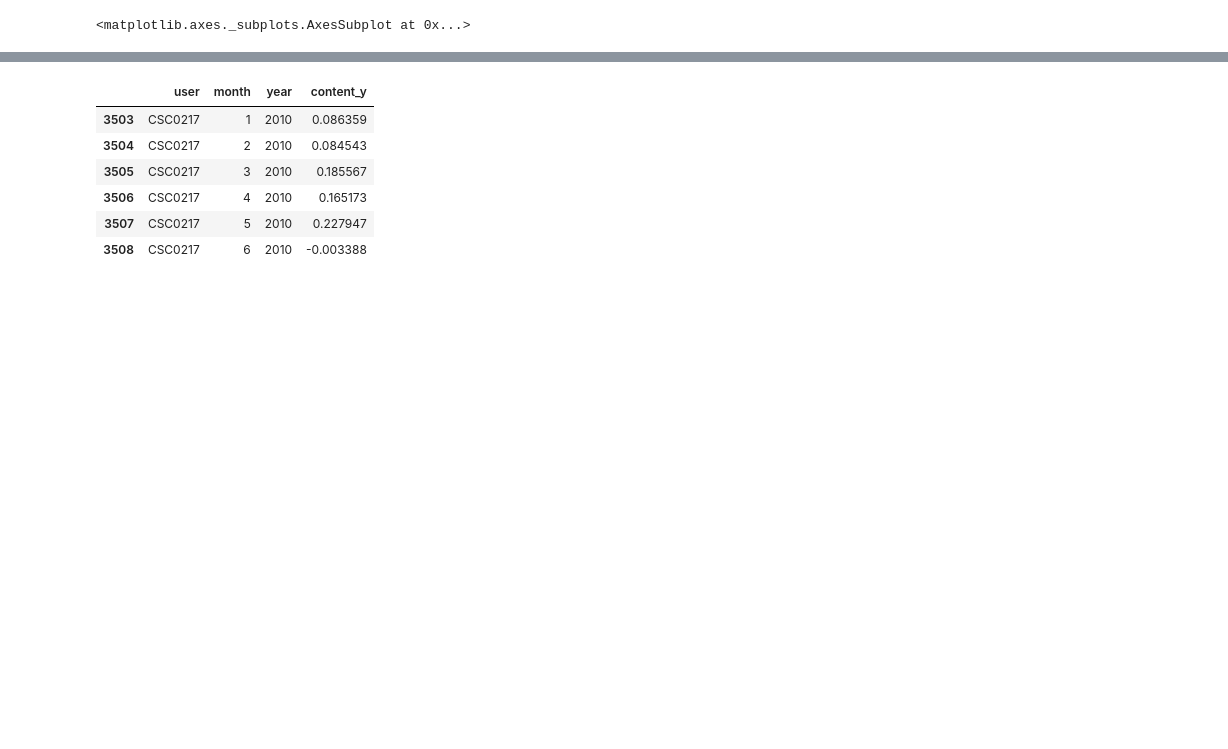
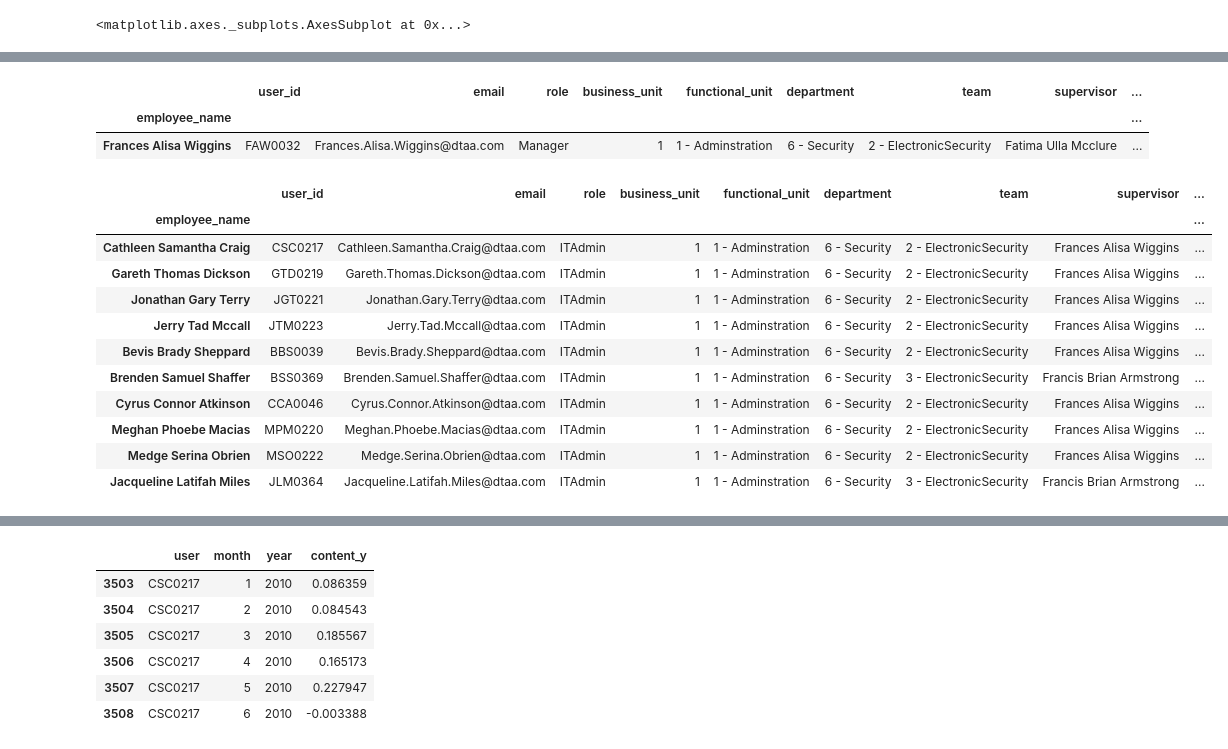
Before and after one commit to TalhaGhaffar/Data-Analytics, a Jupyter notebook: Email_Sentiment_Analysis-Copy1.ipynb, the cells around one changed output, grey strips where cells are left out. Cells and saved outputs as stored; diff of their text form; code cells hidden in the pictures; blank space fills up the shorter version.

```diff
--- a/Email_Sentiment_Analysis-Copy1.ipynb
+++ b/Email_Sentiment_Analysis-Copy1.ipynb
@@ -383,6 +421,8 @@ email_data[email_data['content_x'].str.contains("fuck","company")]['content_x']
 2629641                                                                                                                                                  if kraft columbia just vegas series york cyrus  ...
 2629740                                                                                                area now white epic matching weeks creating man leave man writers concept temporarily club attack ...
 Name: content_x, Length: 2492, dtype: object
+# %%
+pd.set_option('display.max_colwidth',1000)
 # %%
 email_data[email_data.index==1855474]
 # %% [output]
@@ -448,0 +515,23 @@ email_data[email_data.index==930521]['content_x']
+# %%
+it_left=emp[emp.user_id.isin(email_data[email_data.content_x.str.contains('i work holidays')]['user'].unique())]
+# %%
+emp[emp.index=='Frances Alisa Wiggins']
+# %% [output]
+|  | user_id | email | role | business_unit | functional_unit | department | team | supervisor | ... |
+| employee_name |  |  |  |  |  |  |  |  | ... |
+| Frances Alisa Wiggins | FAW0032 | Frances.Alisa.Wiggins@dtaa.com | Manager | 1 | 1 - Adminstration | 6 - Security | 2 - ElectronicSecurity | Fatima Ulla Mcclure | ... |
+# %%
+it_left.sort_values(by='last_logon_date')
+# %% [output]
+|  | user_id | email | role | business_unit | functional_unit | department | team | supervisor | ... |
+| employee_name |  |  |  |  |  |  |  |  | ... |
+| Cathleen Samantha Craig | CSC0217 | Cathleen.Samantha.Craig@dtaa.com | ITAdmin | 1 | 1 - Adminstration | 6 - Security | 2 - ElectronicSecurity | Frances Alisa Wiggins | ... |
+| Gareth Thomas Dickson | GTD0219 | Gareth.Thomas.Dickson@dtaa.com | ITAdmin | 1 | 1 - Adminstration | 6 - Security | 2 - ElectronicSecurity | Frances Alisa Wiggins | ... |
+| Jonathan Gary Terry | JGT0221 | Jonathan.Gary.Terry@dtaa.com | ITAdmin | 1 | 1 - Adminstration | 6 - Security | 2 - ElectronicSecurity | Frances Alisa Wiggins | ... |
+| Jerry Tad Mccall | JTM0223 | Jerry.Tad.Mccall@dtaa.com | ITAdmin | 1 | 1 - Adminstration | 6 - Security | 2 - ElectronicSecurity | Frances Alisa Wiggins | ... |
+| Bevis Brady Sheppard | BBS0039 | Bevis.Brady.Sheppard@dtaa.com | ITAdmin | 1 | 1 - Adminstration | 6 - Security | 2 - ElectronicSecurity | Frances Alisa Wiggins | ... |
+| Brenden Samuel Shaffer | BSS0369 | Brenden.Samuel.Shaffer@dtaa.com | ITAdmin | 1 | 1 - Adminstration | 6 - Security | 3 - ElectronicSecurity | Francis Brian Armstrong | ... |
+| Cyrus Connor Atkinson | CCA0046 | Cyrus.Connor.Atkinson@dtaa.com | ITAdmin | 1 | 1 - Adminstration | 6 - Security | 2 - ElectronicSecurity | Frances Alisa Wiggins | ... |
+| Meghan Phoebe Macias | MPM0220 | Meghan.Phoebe.Macias@dtaa.com | ITAdmin | 1 | 1 - Adminstration | 6 - Security | 2 - ElectronicSecurity | Frances Alisa Wiggins | ... |
+| Medge Serina Obrien | MSO0222 | Medge.Serina.Obrien@dtaa.com | ITAdmin | 1 | 1 - Adminstration | 6 - Security | 2 - ElectronicSecurity | Frances Alisa Wiggins | ... |
+| Jacqueline Latifah Miles | JLM0364 | Jacqueline.Latifah.Miles@dtaa.com | ITAdmin | 1 | 1 - Adminstration | 6 - Security | 3 - ElectronicSecurity | Francis Brian Armstrong | ... |
```
Also changed, not shown: parts of 18 cells of this notebook, 1 other file.
